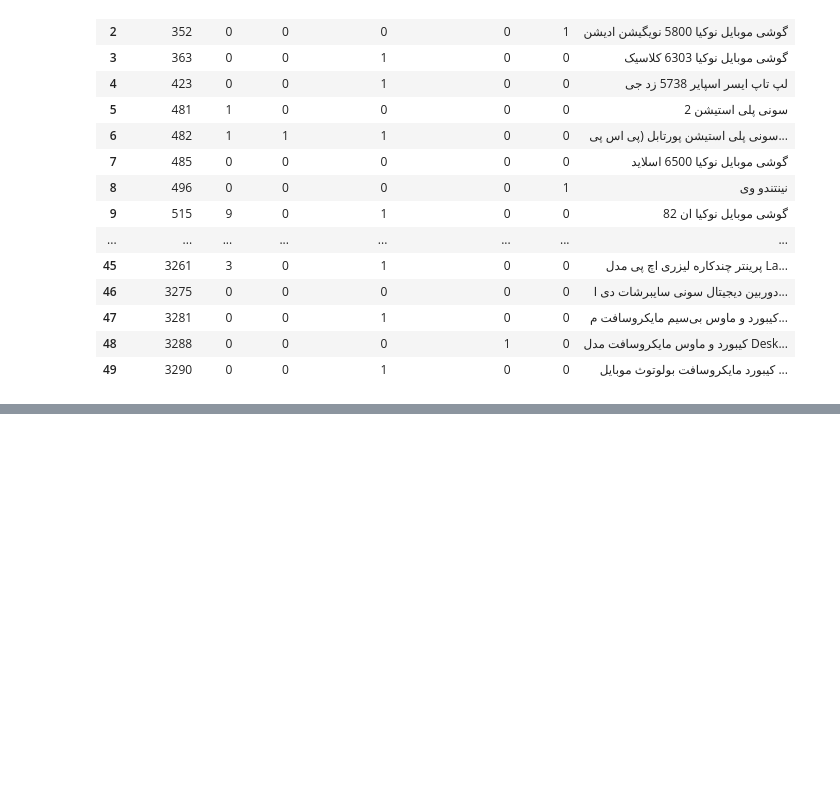
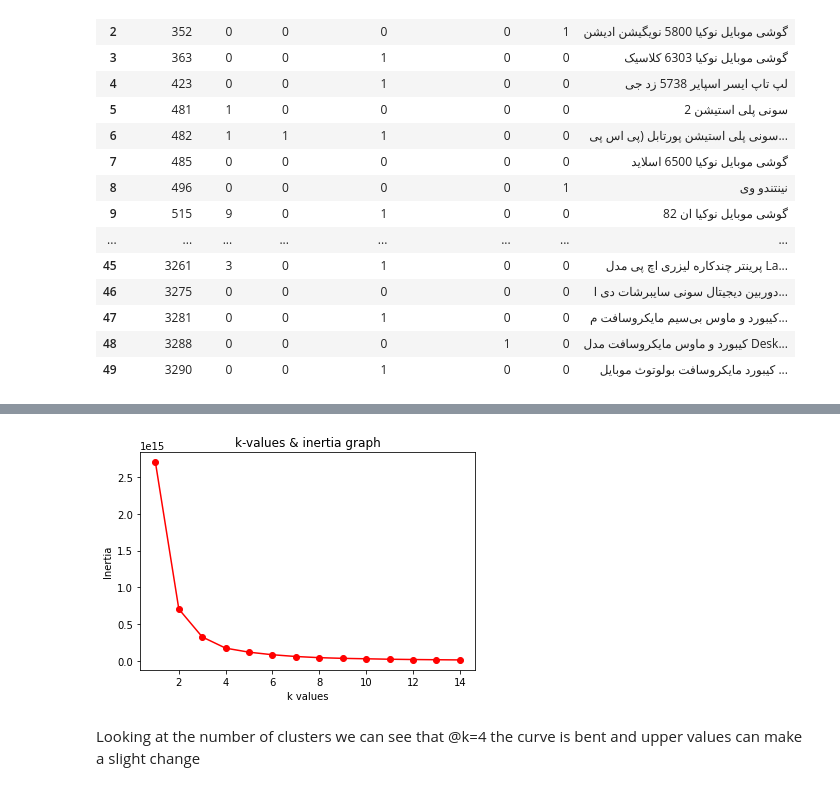
Before and after one commit to sulaimanbehzad/Clustering_according_to_item_popularity, a Jupyter notebook: clustering.ipynb, the cells around one changed output, grey strips where cells are left out. Saved outputs shown, nothing was run; the diff lists cells and outputs as text; code cells hidden in the pictures; blank space fills up the shorter version.

Commit message:
k values for clustering

```diff
--- a/clustering.ipynb
+++ b/clustering.ipynb
@@ -424,0 +431,2 @@ final_df.head(50)
+# %%
+X = final_df.drop(columns='product_title')
@@ -424,0 +440,17 @@ final_df.head(50)
+# %%
+k_vals = range(1,15)
+y = []
+for k in k_vals:
+  k_medoid = KMeans(n_clusters=k, n_init=50, max_iter=100)
+  k_medoid.fit(X)
+  y.append(k_medoid.inertia_)
+
+plt.plot(k_vals, y, 'ro-')
+plt.xlabel('k values')
+plt.ylabel('Inertia')
+plt.title('k-values & inertia graph')
+plt.show()
+# %% [output]
+[figure, added]
+# %% [markdown]
+Looking at the number of clusters we can see that @k=4 the curve is bent and upper values can make a slight change
```
Also changed, not shown: parts of 6 cells of this notebook.
